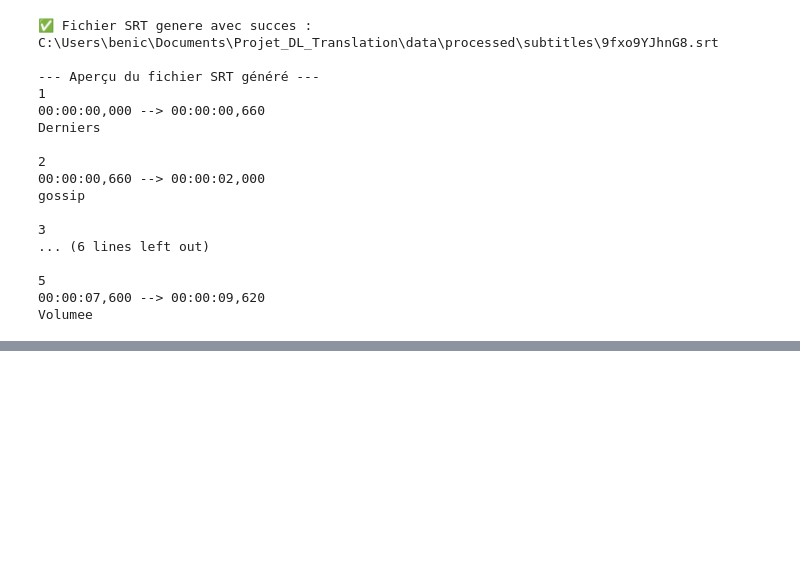
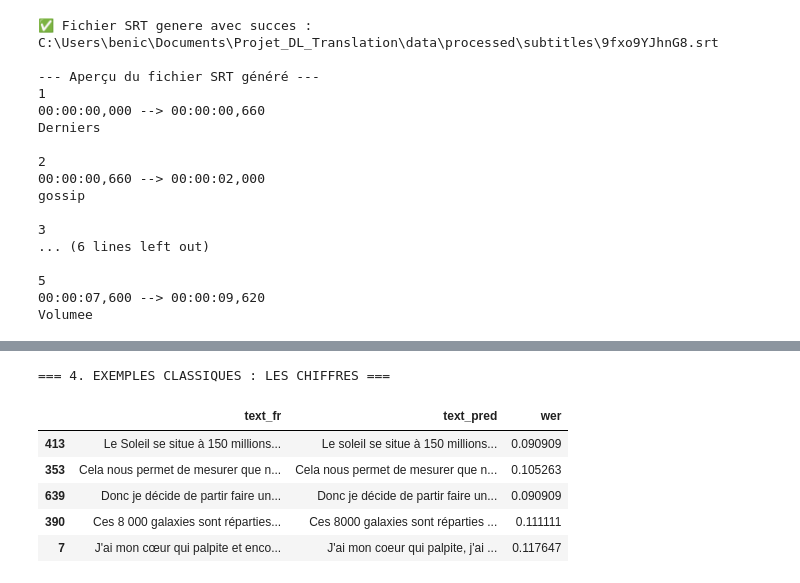
Before and after one commit to CoverilleCodeGit00/Project_DL_Translation, a Jupyter notebook: notebooks/03_asr_inference.ipynb.ipynb, the cells around one changed output, grey strips where cells are left out. Saved outputs shown, nothing was run; the diff lists cells and outputs as text; code cells hidden in the pictures; blank space fills up the shorter version.

```diff
--- a/notebooks/03_asr_inference.ipynb.ipynb
+++ b/notebooks/03_asr_inference.ipynb.ipynb
@@ -105,0 +197,23 @@ pd.reset_option('display.max_colwidth')
+# %%
+print("=== 4. EXEMPLES CLASSIQUES : LES CHIFFRES ===")
+# On va chercher un segment avec un chiffre où le modèle s'est trompé
+mask_numbers = evaluator.df['text_fr'].str.contains(r'\d', regex=True)
+mask_errors = evaluator.df['wer'] > 0
+
+df_num_errors = evaluator.df[mask_numbers & mask_errors]
+
+if not df_num_errors.empty:
+    display_cols = ['text_fr', 'text_pred', 'wer']
+    pd.set_option('display.max_colwidth', None)
+    display(df_num_errors.sample(min(5, len(df_num_errors)))[display_cols])
+    pd.reset_option('display.max_colwidth')
+else:
+    print("Bravo, le modèle a traduit tous les chiffres parfaitement !")
+# %% [output]
+=== 4. EXEMPLES CLASSIQUES : LES CHIFFRES ===
+|  | text_fr | text_pred | wer |
+| 413 | Le Soleil se situe à 150 millions... | Le soleil se situe à 150 millions... | 0.090909 |
+| 353 | Cela nous permet de mesurer que n... | Cela nous permet de mesurer que n... | 0.105263 |
+| 639 | Donc je décide de partir faire un... | Donc je décide de partir faire un... | 0.090909 |
+| 390 | Ces 8 000 galaxies sont réparties... | Ces 8000 galaxies sont réparties ... | 0.111111 |
+| 7 | J'ai mon cœur qui palpite et enco... | J'ai mon coeur qui palpite, j'ai ... | 0.117647 |
```
Also changed, not shown: parts of 5 cells of this notebook, 8 other files.
